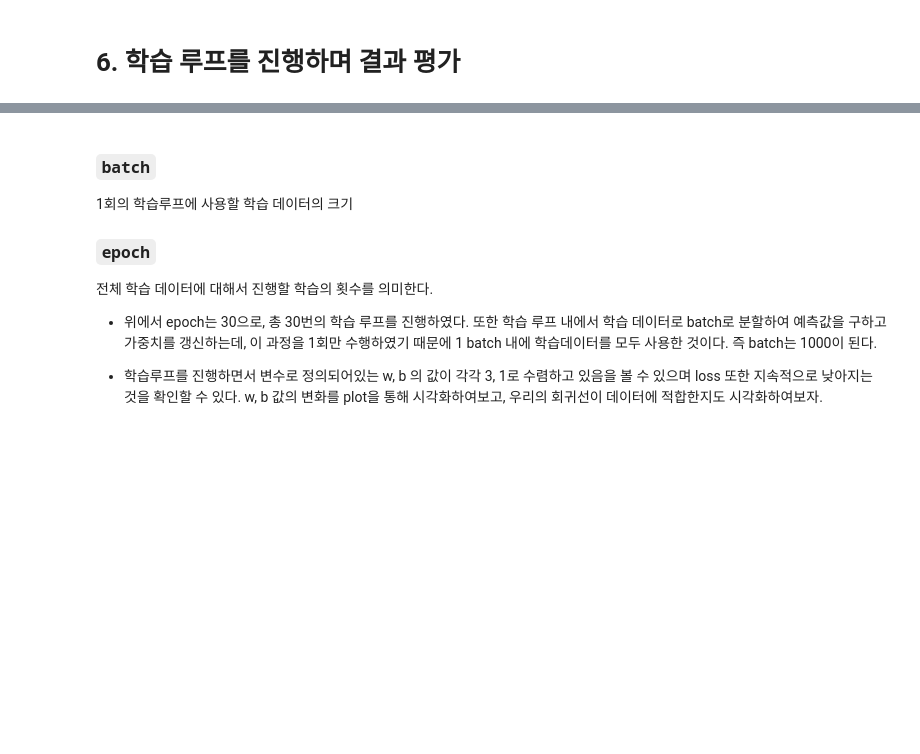
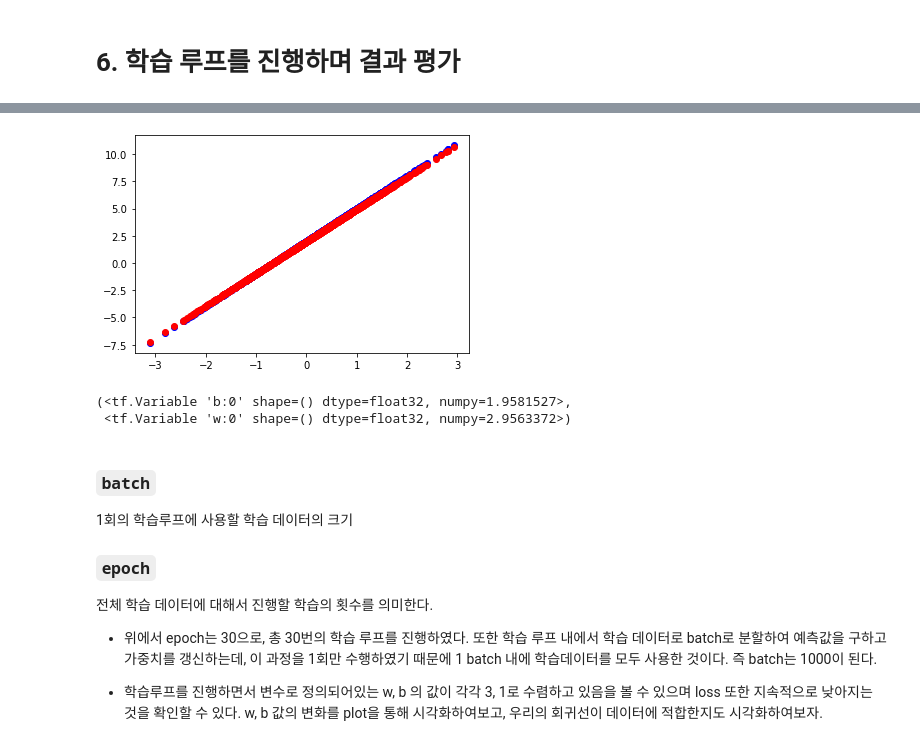
Before and after one commit to chanuuuuu/deep-learning-class, a Jupyter notebook: 1-2 TensorFlow (layer ~ model).ipynb, the cells around one changed output, grey strips where cells are left out. Cells and saved outputs as stored; diff of their text form; code cells hidden in the pictures; blank space fills up the shorter version.

```diff
--- a/1-2 TensorFlow (layer ~ model).ipynb
+++ b/1-2 TensorFlow (layer ~ model).ipynb
@@ -194,3 +1308,14 @@ layer의 입력, 출력 모두 텐서이다. (연산의 과정까지 모두 텐
 손실 함수란  $y - \hat{y}$, 실제 값과 모델이 예측한 값의 차이이다.
 
 <img src="./education_images/1-1-7_formula.png" alt="Drawing" style="width: 300px;"/>
+# %%
+# 두 직선간의 거리를 의미하는 손실함수를 정의합니다.
+# y는 실제 데이터, y_hat은 모델이 예측한 값
+def loss(y, y_hat):
+
+    # reduce_mean -> reducer function이란, 텐서의 크기에 관계없이 단일값을 나오는 함수
+    # 텐서의 모든 값의 평균값을 반환하는 함수
+
+    loss_value = tf.reduce_mean(tf.square(y - y_hat))
+
+    return loss_value
@@ -213,0 +1448,6 @@ layer의 입력, 출력 모두 텐서이다. (연산의 과정까지 모두 텐
+# %%
+# 기존의 모델을 생성
+my_linear_model = LinearModel()
+
+# 학습을 진행
+training_loop(my_linear_model, x, y)
@@ -214,3 +1472,21 @@ layer의 입력, 출력 모두 텐서이다. (연산의 과정까지 모두 텐
+# %%
+# W, B가 얼마나 3, 2에 가까워졌는가
+
+# 실제 3X + 2의 함수 식
+plt.scatter(x, 3*x + 2, c = 'b')
+
+# 우리 모델이 예측한 값
+plt.scatter(x, my_linear_model(x), c = 'r')
+
+
+plt.show()
+# %% [output]
+[figure, added]
+# %%
+my_linear_model.trainable_variables
+# %% [output]
+(<tf.Variable 'b:0' shape=() dtype=float32, numpy=1.9581527>,
+ <tf.Variable 'w:0' shape=() dtype=float32, numpy=2.9563372>)
 # %% [markdown]
 ### `batch`
 
```
Also changed, not shown: parts of 100 cells of this notebook, 2 other files.
